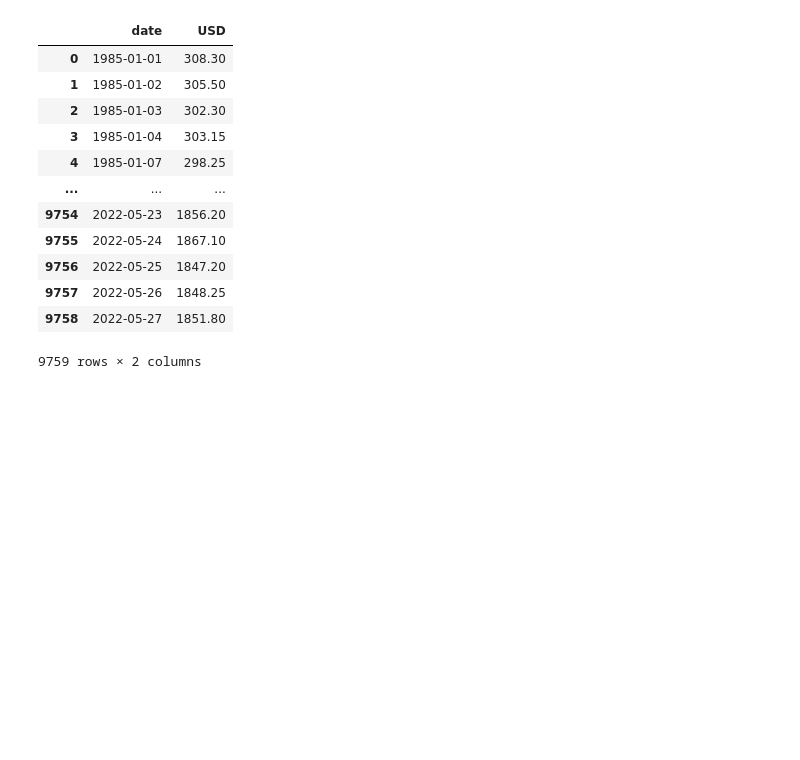
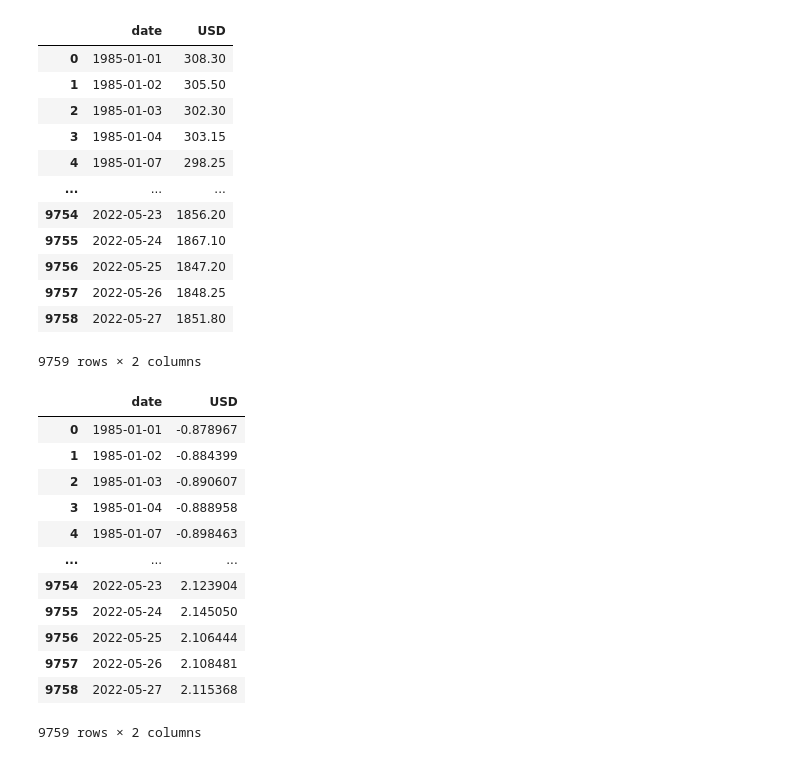
Before and after one commit to COGS118A/Group019-Sp22, a Jupyter notebook: Cleaning/Merge_all.ipynb, the cells around one changed output. Saved outputs shown, nothing was run; the diff lists cells and outputs as text; code cells hidden in the pictures; blank space fills up the shorter version.

```diff
--- a/Cleaning/Merge_all.ipynb
+++ b/Cleaning/Merge_all.ipynb
@@ -79,6 +79,29 @@ gold_df
 | 9757 | 2022-05-26 | 1848.25 |
 | 9758 | 2022-05-27 | 1851.80 |
 9759 rows × 2 columns
+# %%
+from sklearn.preprocessing import StandardScaler
+
+#normalize data using sklearn
+normalizer = StandardScaler()
+df_dropped = gold_df.drop('date', axis = 1)
+normalizer_gold_df = pd.DataFrame(normalizer.fit_transform(df_dropped), columns = df_dropped.columns)
+normalizer_gold_df.insert(loc = 0, column = 'date', value = gold_df['date'])
+normalizer_gold_df
+# %% [output]
+|  | date | USD |
+| 0 | 1985-01-01 | -0.878967 |
+| 1 | 1985-01-02 | -0.884399 |
+| 2 | 1985-01-03 | -0.890607 |
+| 3 | 1985-01-04 | -0.888958 |
+| 4 | 1985-01-07 | -0.898463 |
+| ... | ... | ... |
+| 9754 | 2022-05-23 | 2.123904 |
+| 9755 | 2022-05-24 | 2.145050 |
+| 9756 | 2022-05-25 | 2.106444 |
+| 9757 | 2022-05-26 | 2.108481 |
+| 9758 | 2022-05-27 | 2.115368 |
+9759 rows × 2 columns
 # %%
 pattern_df
 # %% [output]
```
Also changed, not shown: parts of 1 cell of this notebook, 3 other files.
